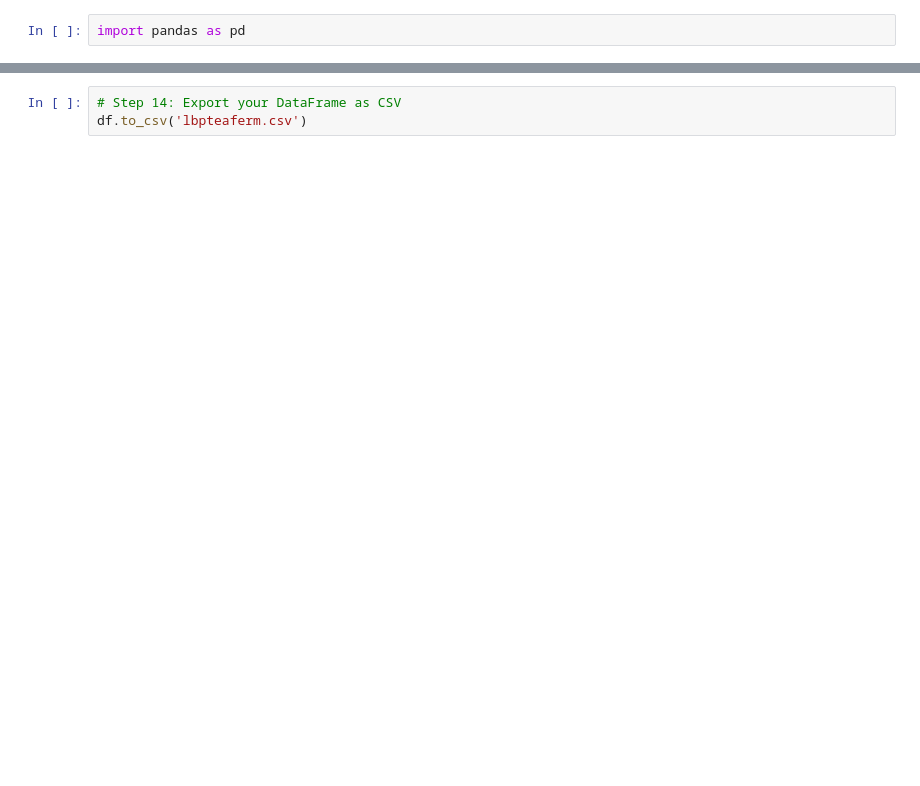
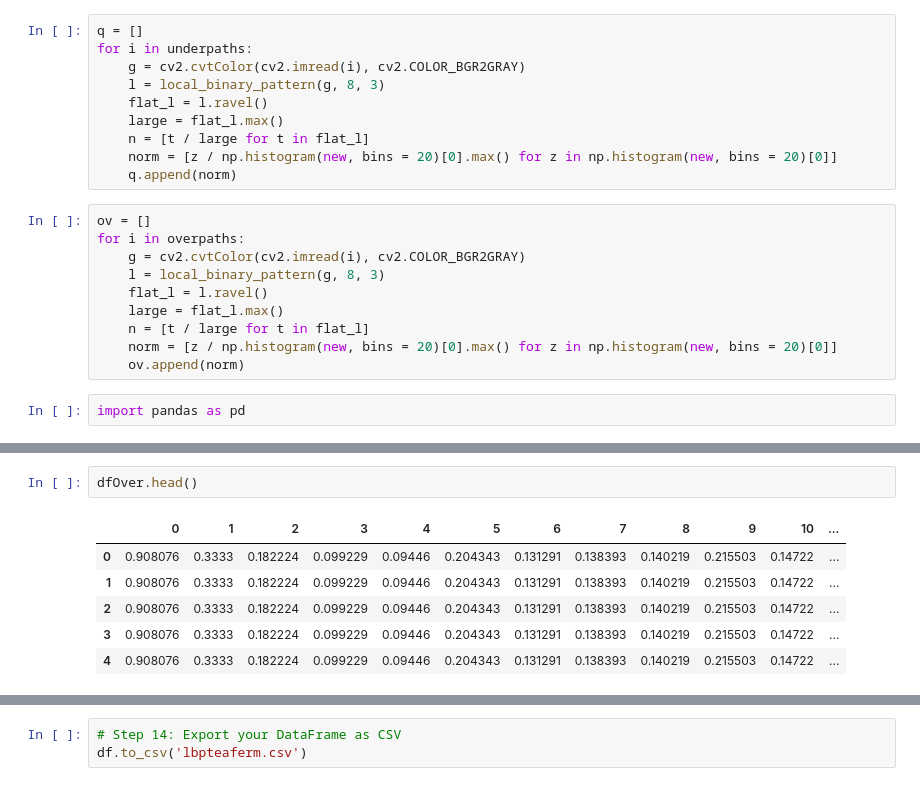
Before and after one commit to daanishrasheed/TeaFermentationDetection, a Jupyter notebook: Project Tea Fermentation (Part IV).ipynb, the cells around one changed output, grey strips where cells are left out. Drawn from its saved outputs; the diff is of its cells as text; blank space fills up the shorter version.

```diff
--- a/Project Tea Fermentation (Part IV).ipynb
+++ b/Project Tea Fermentation (Part IV).ipynb
@@ -138,4 +148,24 @@ for i in allPaths:
     n_freq.append(norm)
+# %%
+q = []
+for i in underpaths:
+    g = cv2.cvtColor(cv2.imread(i), cv2.COLOR_BGR2GRAY)
+    l = local_binary_pattern(g, 8, 3)
+    flat_l = l.ravel()
+    large = flat_l.max()
+    n = [t / large for t in flat_l]
+    norm = [z / np.histogram(new, bins = 20)[0].max() for z in np.histogram(new, bins = 20)[0]]
+    q.append(norm)
+# %%
+ov = []
+for i in overpaths:
+    g = cv2.cvtColor(cv2.imread(i), cv2.COLOR_BGR2GRAY)
+    l = local_binary_pattern(g, 8, 3)
+    flat_l = l.ravel()
+    large = flat_l.max()
+    n = [t / large for t in flat_l]
+    norm = [z / np.histogram(new, bins = 20)[0].max() for z in np.histogram(new, bins = 20)[0]]
+    ov.append(norm)
 # %%
 import pandas as pd
 # %%
@@ -153,3 +185,12 @@ df.head()
+# %%
+dfOver.head()
+# %% [output]
+|  | 0 | 1 | 2 | 3 | 4 | 5 | 6 | 7 | 8 | 9 | 10 | ... |
+| 0 | 0.908076 | 0.3333 | 0.182224 | 0.099229 | 0.09446 | 0.204343 | 0.131291 | 0.138393 | 0.140219 | 0.215503 | 0.14722 | ... |
+| 1 | 0.908076 | 0.3333 | 0.182224 | 0.099229 | 0.09446 | 0.204343 | 0.131291 | 0.138393 | 0.140219 | 0.215503 | 0.14722 | ... |
+| 2 | 0.908076 | 0.3333 | 0.182224 | 0.099229 | 0.09446 | 0.204343 | 0.131291 | 0.138393 | 0.140219 | 0.215503 | 0.14722 | ... |
+| 3 | 0.908076 | 0.3333 | 0.182224 | 0.099229 | 0.09446 | 0.204343 | 0.131291 | 0.138393 | 0.140219 | 0.215503 | 0.14722 | ... |
+| 4 | 0.908076 | 0.3333 | 0.182224 | 0.099229 | 0.09446 | 0.204343 | 0.131291 | 0.138393 | 0.140219 | 0.215503 | 0.14722 | ... |
 # %%
 # Step 13: Add a column called 'label'
 label = np.nan
```
Also changed, not shown: parts of 12 cells of this notebook, 2 other files.
